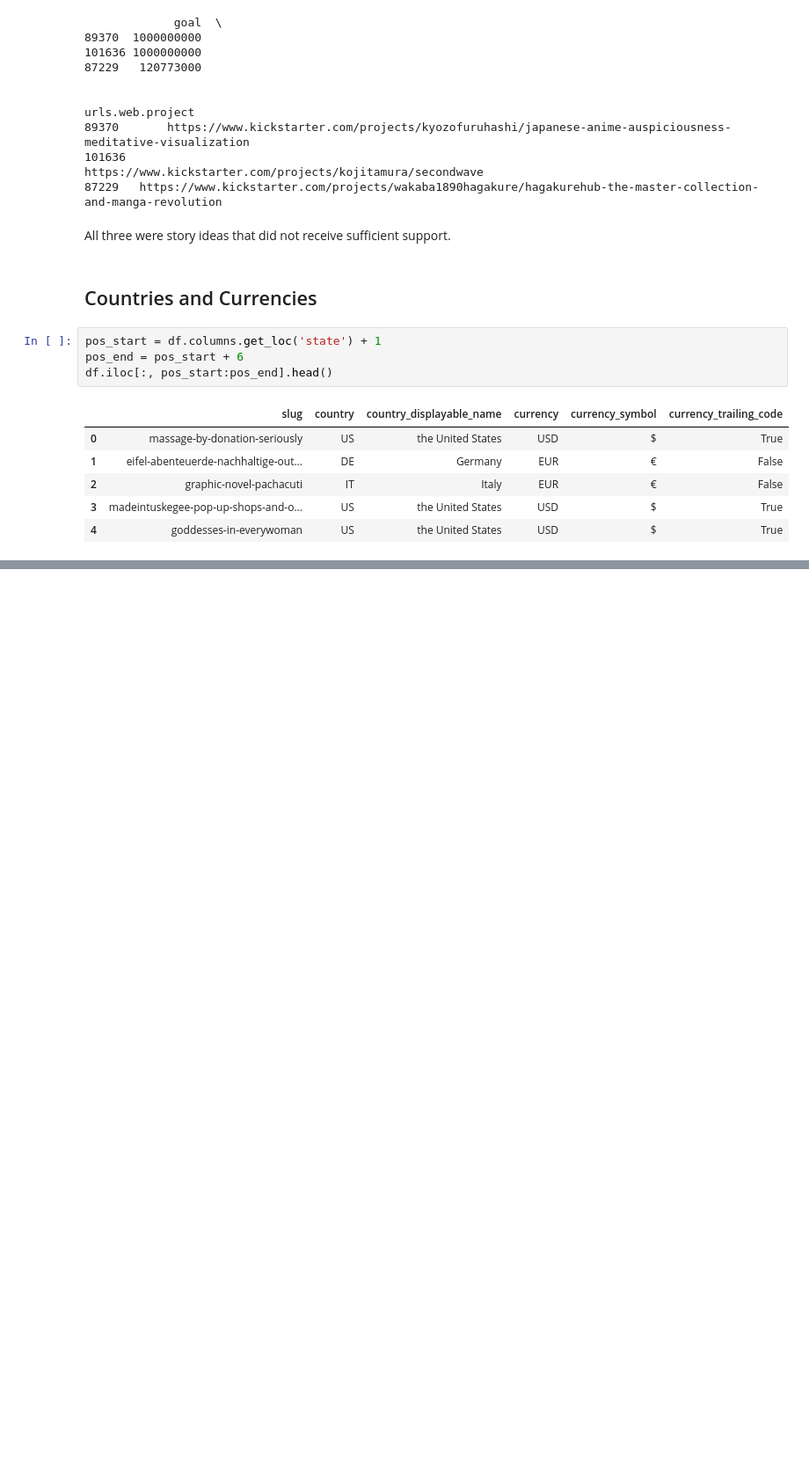
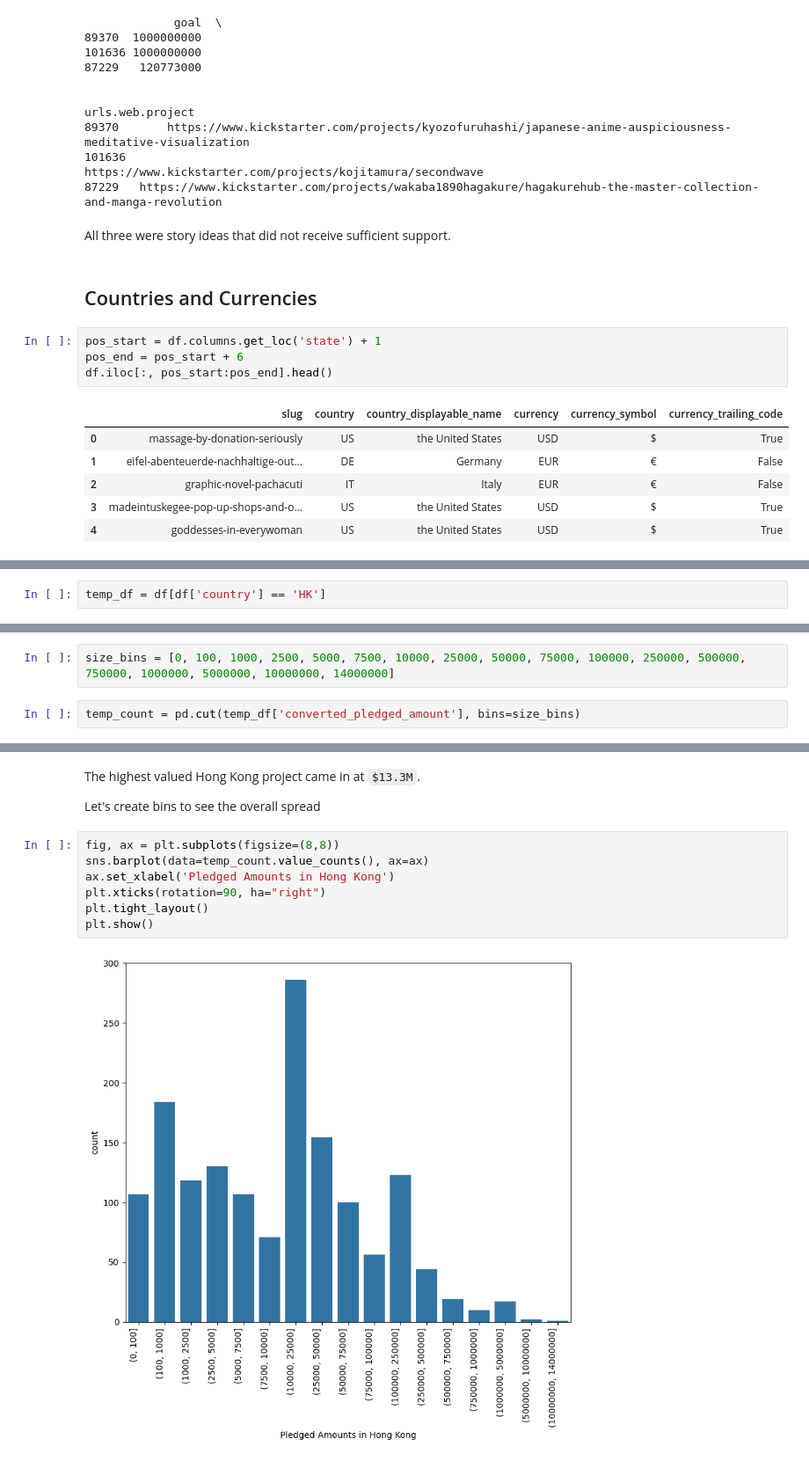
Before and after one commit to blue-santa/kickstarter-campaign-analysis, a Jupyter notebook: project-files/03-exploratory-data-analysis/02-eda-kickstarter.ipynb, the cells around one changed output, grey strips where cells are left out. Shown at 88% size. Cells and saved outputs as stored; diff of their text form; blank space fills up the shorter version.

```diff
--- a/project-files/03-exploratory-data-analysis/02-eda-kickstarter.ipynb
+++ b/project-files/03-exploratory-data-analysis/02-eda-kickstarter.ipynb
@@ -373,0 +467,2 @@ df.iloc[:, pos_start:pos_end].head()
+# %%
+temp_df = df[df['country'] == 'HK']
@@ -373,0 +477,4 @@ df.iloc[:, pos_start:pos_end].head()
+# %%
+size_bins = [0, 100, 1000, 2500, 5000, 7500, 10000, 25000, 50000, 75000, 100000, 250000, 500000, 750000, 1000000, 5000000, 10000000, 14000000]
+# %%
+temp_count = pd.cut(temp_df['converted_pledged_amount'], bins=size_bins)
@@ -373,0 +507,13 @@ df.iloc[:, pos_start:pos_end].head()
+# %% [markdown]
+The highest valued Hong Kong project came in at `$13.3M`.
+
+Let's create bins to see the overall spread
+# %%
+fig, ax = plt.subplots(figsize=(8,8))
+sns.barplot(data=temp_count.value_counts(), ax=ax)
+ax.set_xlabel('Pledged Amounts in Hong Kong')
+plt.xticks(rotation=90, ha="right")
+plt.tight_layout()
+plt.show()
+# %% [output]
+[figure, added]
```
Also changed, not shown: parts of 20 cells of this notebook, 1 other file.
